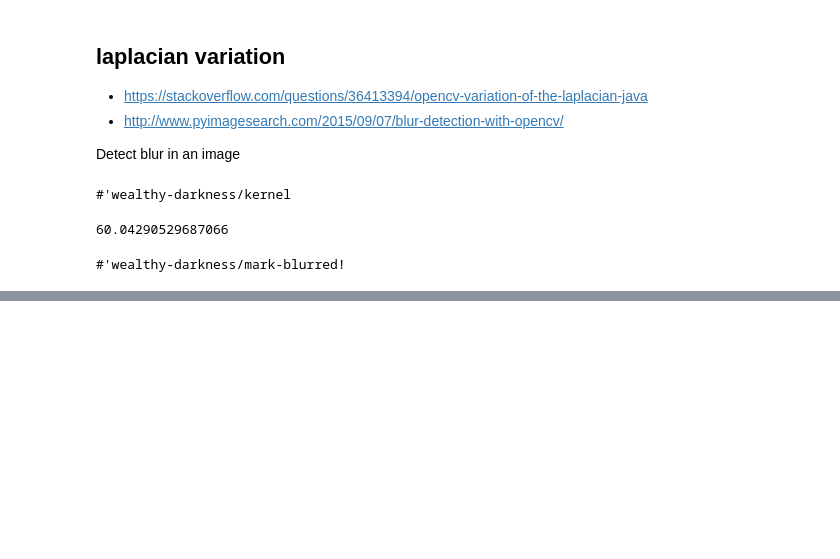
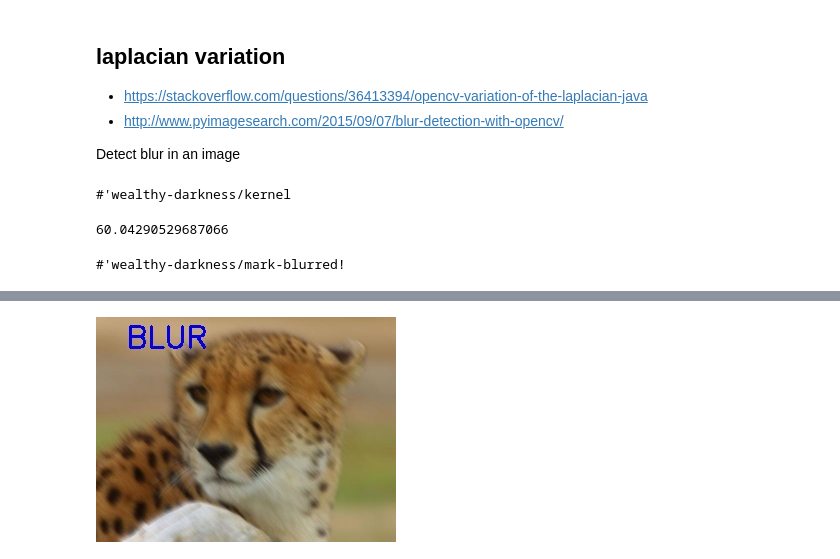
Before and after one commit to hellonico/origami-fun, a Jupyter notebook: jupyter/blurdetect.ipynb, the cells around one changed output, grey strips where cells are left out. Cells and saved outputs as stored; diff of their text form; code cells hidden in the pictures; blank space fills up the shorter version.

```diff
--- a/jupyter/blurdetect.ipynb
+++ b/jupyter/blurdetect.ipynb
@@ -80,0 +80,4 @@ Detect blur in an image
+# %%
+(mark (nth images 0))
+# %% [output]
+[figure, added]
```
Also changed, not shown: parts of 3 cells of this notebook, 10 other files.
